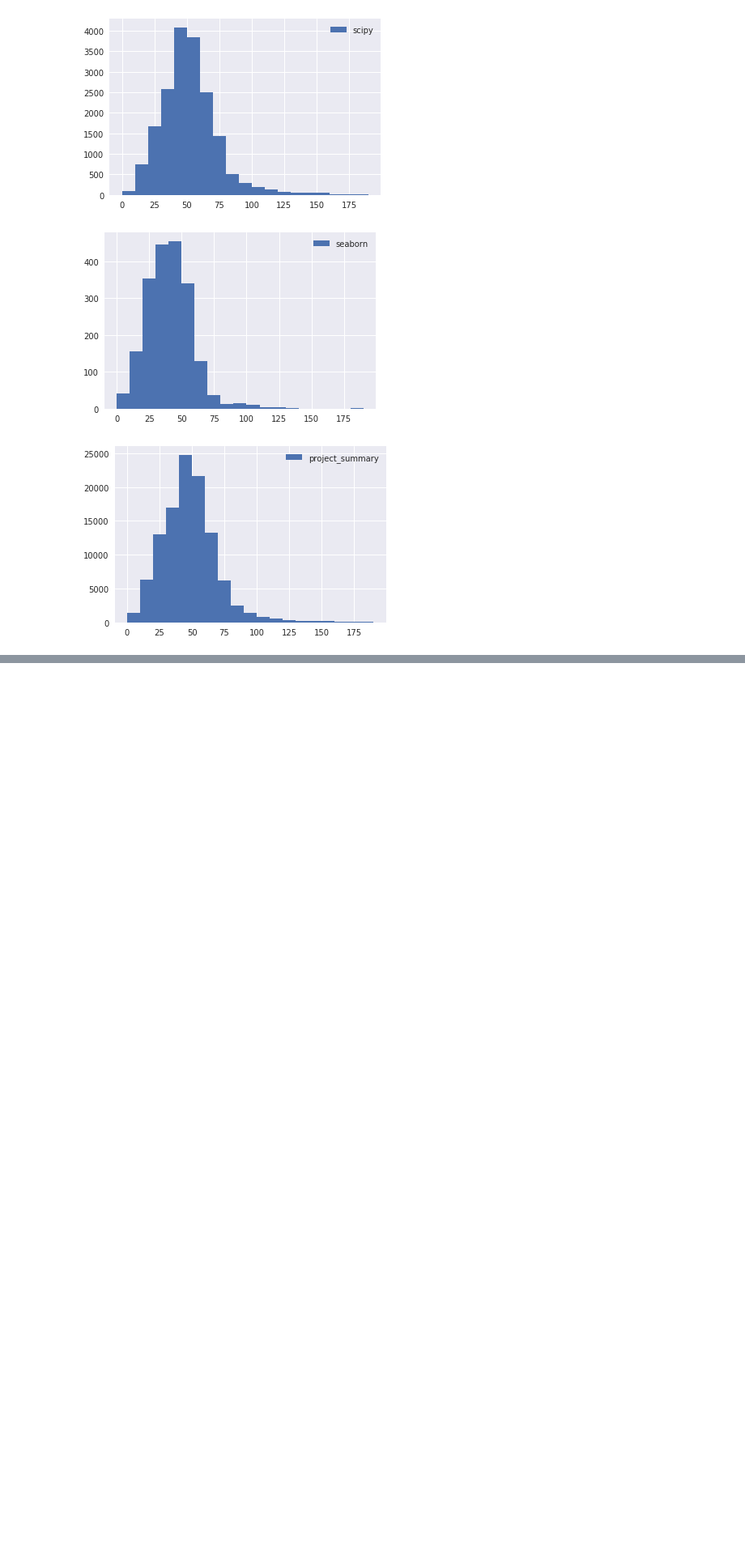
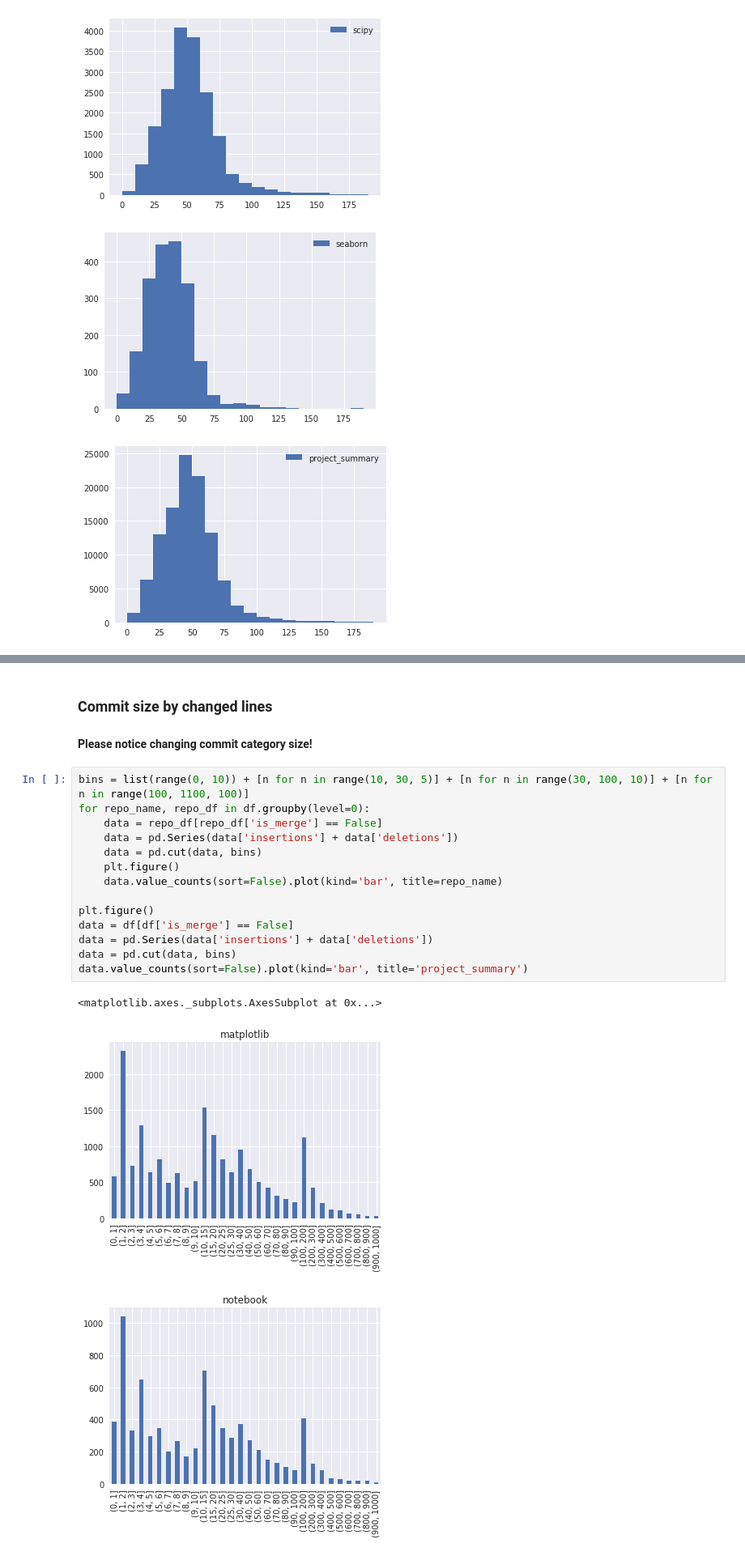
Before and after one commit to skupsala/gitlytic, a Jupyter notebook: gitlytic/notebooks/project-overview.ipynb, the cells around one changed output, grey strips where cells are left out. Shown at 81% size. Drawn from its saved outputs; the diff is of its cells as text; blank space fills up the shorter version.

Commit message:
Add bar charts for commit size by changed lines

```diff
--- a/gitlytic/notebooks/project-overview.ipynb
+++ b/gitlytic/notebooks/project-overview.ipynb
@@ -195,0 +189,22 @@ ax.legend()
+# %% [markdown]
+### Commit size by changed lines
+
+#### Please notice changing commit category size!
+# %%
+bins = list(range(0, 10)) + [n for n in range(10, 30, 5)] + [n for n in range(30, 100, 10)] + [n for n in range(100, 1100, 100)]
+for repo_name, repo_df in df.groupby(level=0):
+    data = repo_df[repo_df['is_merge'] == False]
+    data = pd.Series(data['insertions'] + data['deletions'])
+    data = pd.cut(data, bins)
+    plt.figure()
+    data.value_counts(sort=False).plot(kind='bar', title=repo_name)
+
+plt.figure()
+data = df[df['is_merge'] == False]
+data = pd.Series(data['insertions'] + data['deletions'])
+data = pd.cut(data, bins)
+data.value_counts(sort=False).plot(kind='bar', title='project_summary')
+# %% [output]
+<matplotlib.axes._subplots.AxesSubplot at 0x...>
+[figure, added]
+[figure, added]
```
Also changed, not shown: parts of 5 cells of this notebook.
